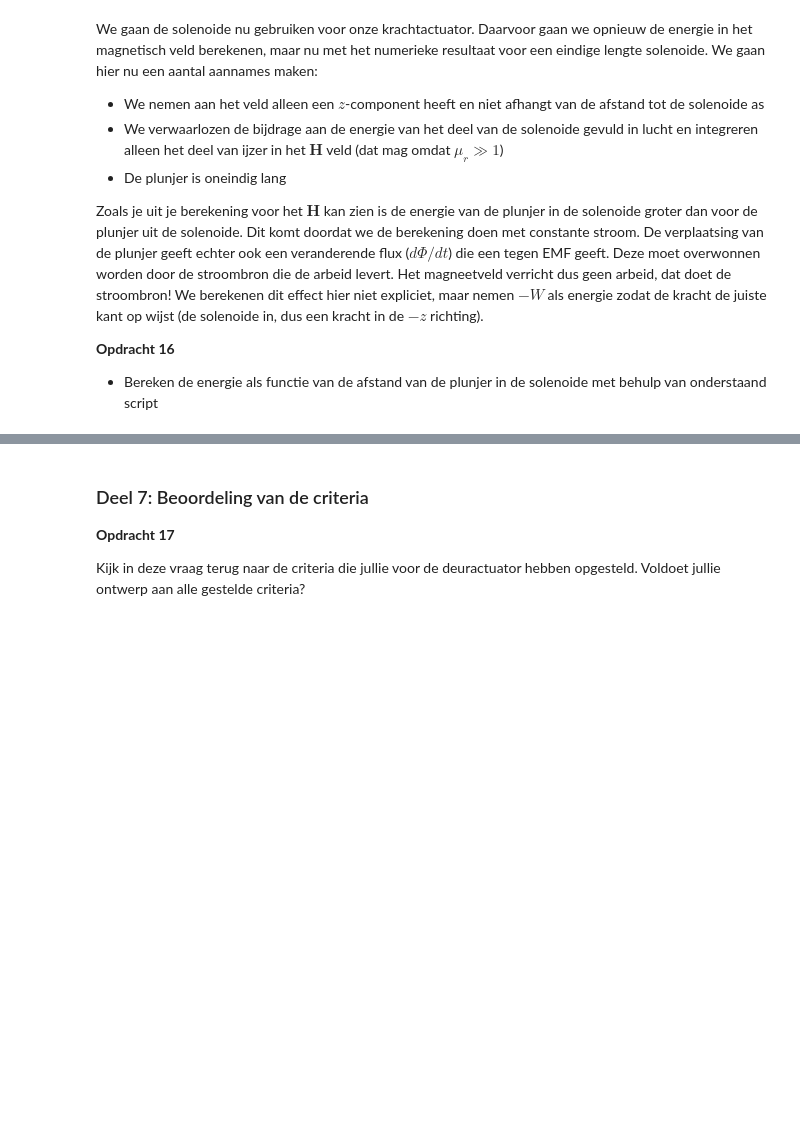
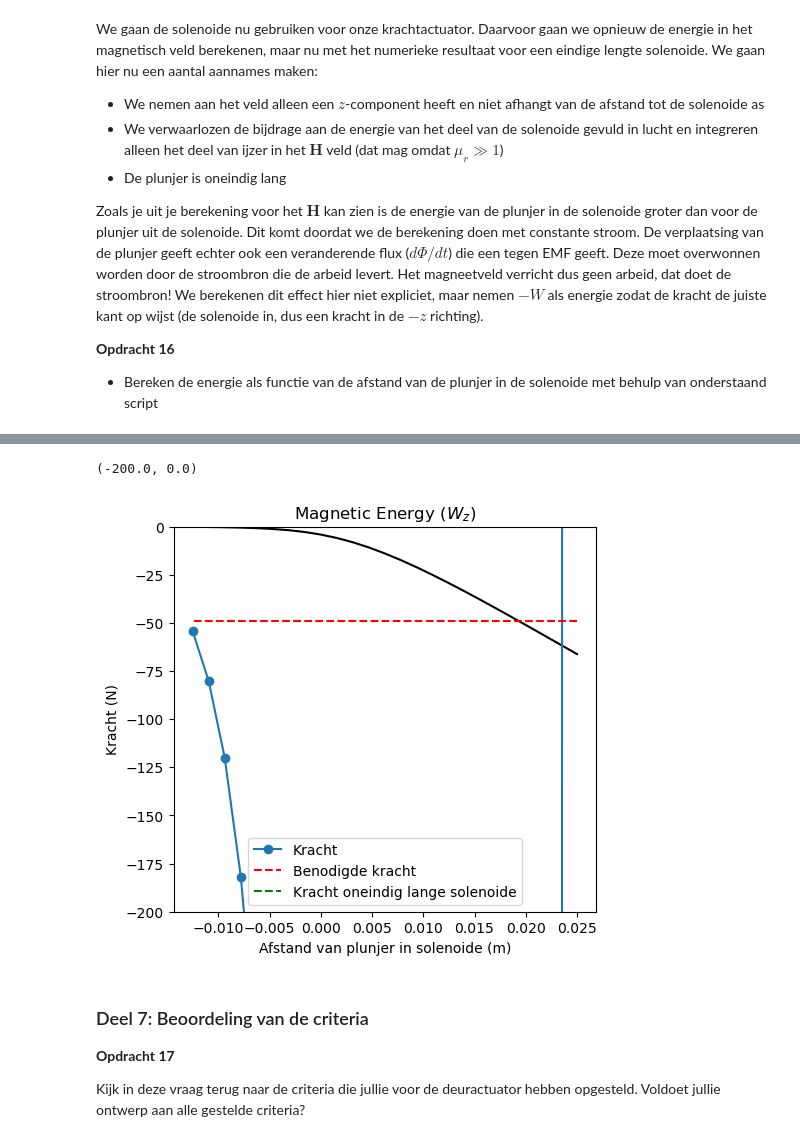
Before and after one commit to JohnSia1111/DEF-D-Doc, a Jupyter notebook: 2KrachtactuatorOpdracht/KrachtactuatorOpdracht.ipynb, the cells around one changed output, grey strips where cells are left out. Cells and saved outputs as stored; diff of their text form; code cells hidden in the pictures; blank space fills up the shorter version.

```diff
--- a/2KrachtactuatorOpdracht/KrachtactuatorOpdracht.ipynb
+++ b/2KrachtactuatorOpdracht/KrachtactuatorOpdracht.ipynb
@@ -499,13 +564,28 @@ plt.xlabel('Afstand van plunjer in solenoide (m)'), plt.ylabel('Energie (J)'), p
 # %%
 force_analytical = -mu_0*mu_r*np.pi*r_s**2*aantal_omwent**2*I**2/2/L_s**2 # Kracht uitrekenen numeriek
 force_numerical=np.diff(Wz, n=1, append=[0])/(z_ax[1] - z_ax[0]) # Kracht uitrekenen
+
+# 5. Plotting
+plt.figure(figsize=(12, 5))
+
+# Energy Plot
+plt.subplot(1, 2, 1)
+plt.plot(L_s/2 - z_ax, np.flipud(Wz), '-k')
+plt.title('Magnetic Energy ($W_z$)')
+plt.xlabel('Plunger distance in solenoid (m)')
+plt.ylabel('Energy (J)')
+plt.grid(True)
+
 
 # Plotting the results
 plt.plot(L_s/2 - z_ax, np.flipud(force_numerical), '-o', label='Kracht')
 plt.plot(L_s/2 - z_ax, (-5*9.8)*np.ones(n_ax), '--r', label='Benodigde kracht')
 plt.plot(L_s/2 - z_ax, force_analytical*np.ones(n_ax), '--g', label='Kracht oneindig lange solenoide')
 plt.xlabel('Afstand van plunjer in solenoide (m)'), plt.ylabel('Kracht (N)'), plt.grid(), plt.legend()
 plt.ylim([-200, 0])
+# %% [output]
+(-200.0, 0.0)
+[figure, added]
 # %% [markdown]
 ### Deel 7: Beoordeling van de criteria
 **Opdracht 17**
```
Also changed, not shown: parts of 5 cells of this notebook.
